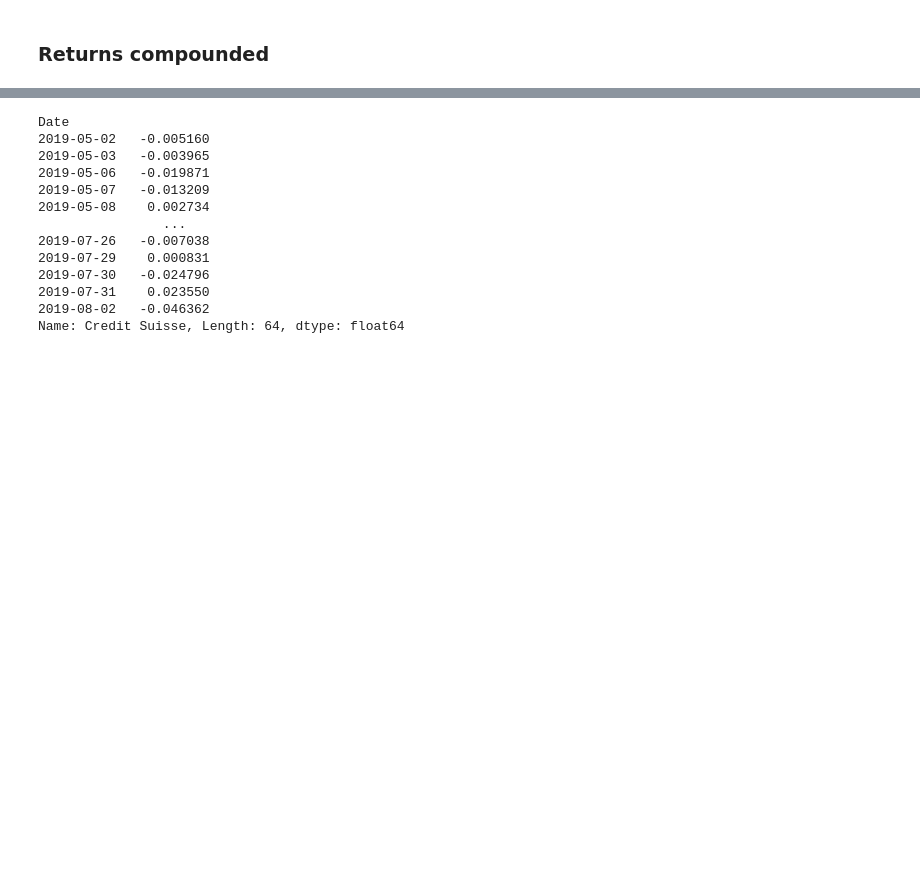
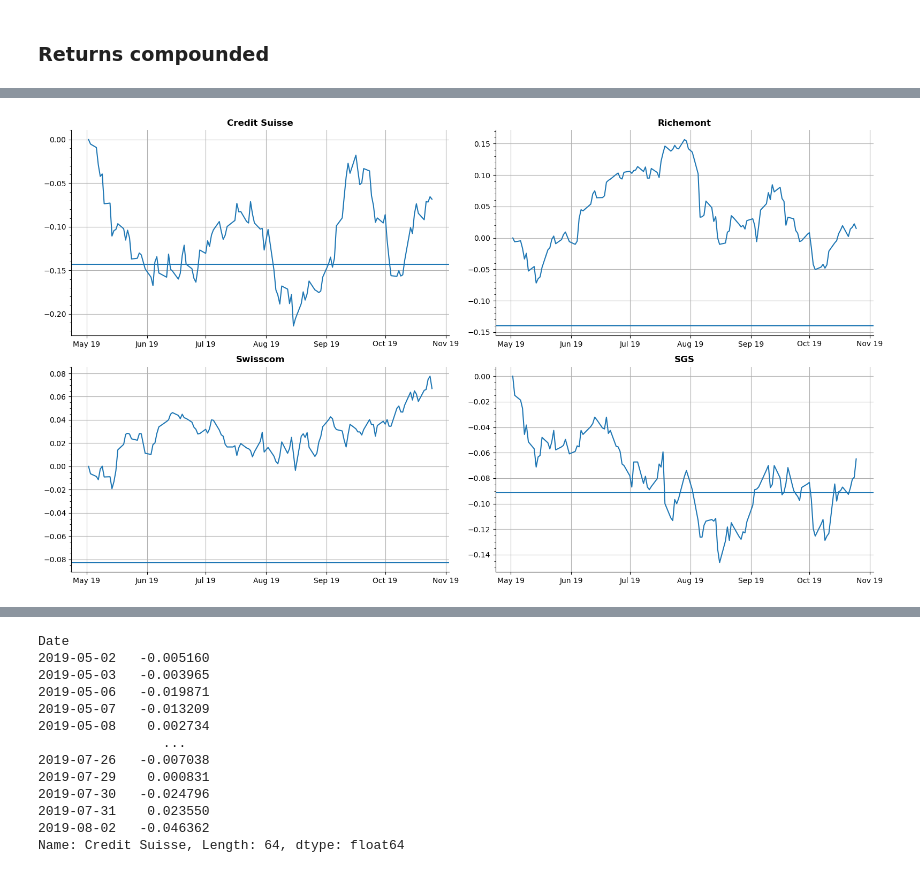
Before and after one commit to hmrug/lombard_modeling, a Jupyter notebook: temp/Stats_and_Model.ipynb, the cells around one changed output, grey strips where cells are left out. Cells and saved outputs as stored; diff of their text form; code cells hidden in the pictures; blank space fills up the shorter version.

```diff
--- a/Stats_and_Model.ipynb
+++ b/temp/Stats_and_Model.ipynb
@@ -569,0 +592,4 @@ ax.yaxis.set_major_formatter(ticker.PercentFormatter())
+# %%
+contract_sel_plot([2019, 5, 2],td_year/2)
+# %% [output]
+[figure, added]
```
Also changed, not shown: parts of 13 cells of this notebook, 34 other files.
